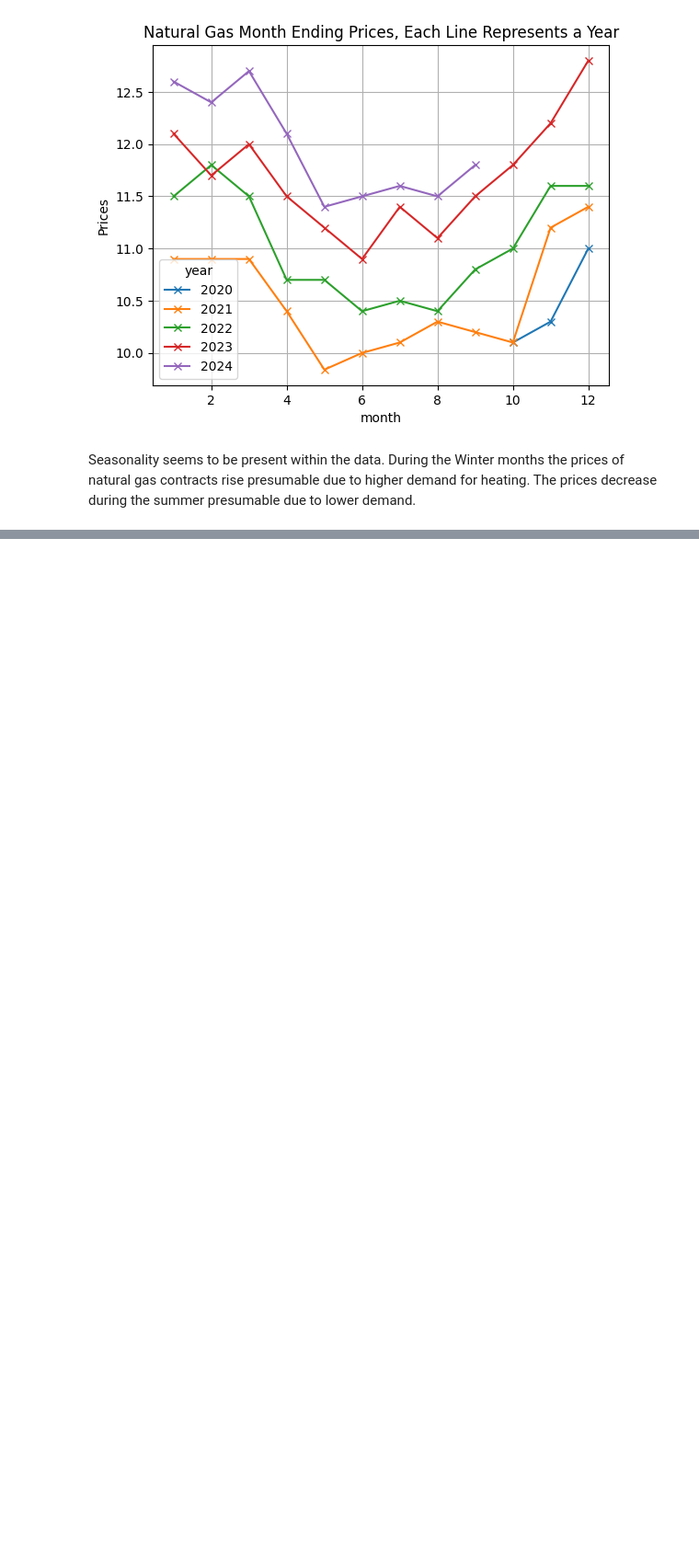
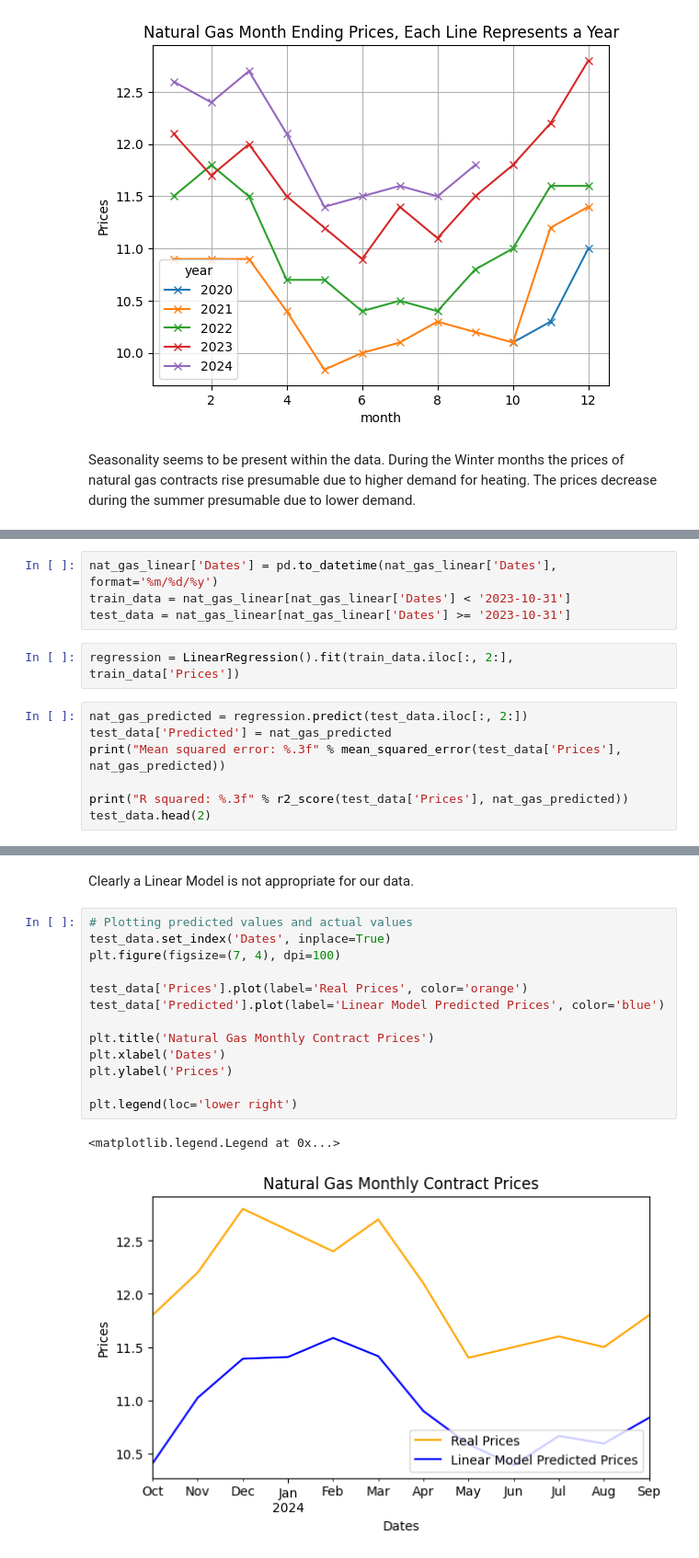
Before and after one commit to talhajamal11/JPM-Forage-Natural-Gas-Contract-Prices, a Jupyter notebook: src/task_1.ipynb, the cells around one changed output, grey strips where cells are left out. Shown at 92% size. Drawn from its saved outputs; the diff is of its cells as text; blank space fills up the shorter version.

Commit message:
Finishing Linear Model

```diff
--- a/src/task_1.ipynb
+++ b/src/task_1.ipynb
@@ -105,0 +113,13 @@ nat_gas_linear.head()
+# %%
+nat_gas_linear['Dates'] = pd.to_datetime(nat_gas_linear['Dates'], format='%m/%d/%y')
+train_data = nat_gas_linear[nat_gas_linear['Dates'] < '2023-10-31']
+test_data = nat_gas_linear[nat_gas_linear['Dates'] >= '2023-10-31']
+# %%
+regression = LinearRegression().fit(train_data.iloc[:, 2:], train_data['Prices'])
+# %%
+nat_gas_predicted = regression.predict(test_data.iloc[:, 2:])
+test_data['Predicted'] = nat_gas_predicted
+print("Mean squared error: %.3f" % mean_squared_error(test_data['Prices'], nat_gas_predicted))
+
+print("R squared: %.3f" % r2_score(test_data['Prices'], nat_gas_predicted))
+test_data.head(2)
@@ -105,0 +132,18 @@ nat_gas_linear.head()
+# %% [markdown]
+Clearly a Linear Model is not appropriate for our data.
+# %%
+# Plotting predicted values and actual values
+test_data.set_index('Dates', inplace=True)
+plt.figure(figsize=(7, 4), dpi=100)
+
+test_data['Prices'].plot(label='Real Prices', color='orange')
+test_data['Predicted'].plot(label='Linear Model Predicted Prices', color='blue')
+
+plt.title('Natural Gas Monthly Contract Prices')
+plt.xlabel('Dates')
+plt.ylabel('Prices')
+
+plt.legend(loc='lower right')
+# %% [output]
+<matplotlib.legend.Legend at 0x...>
+[figure, added]
```
Also changed, not shown: parts of 5 cells of this notebook.
